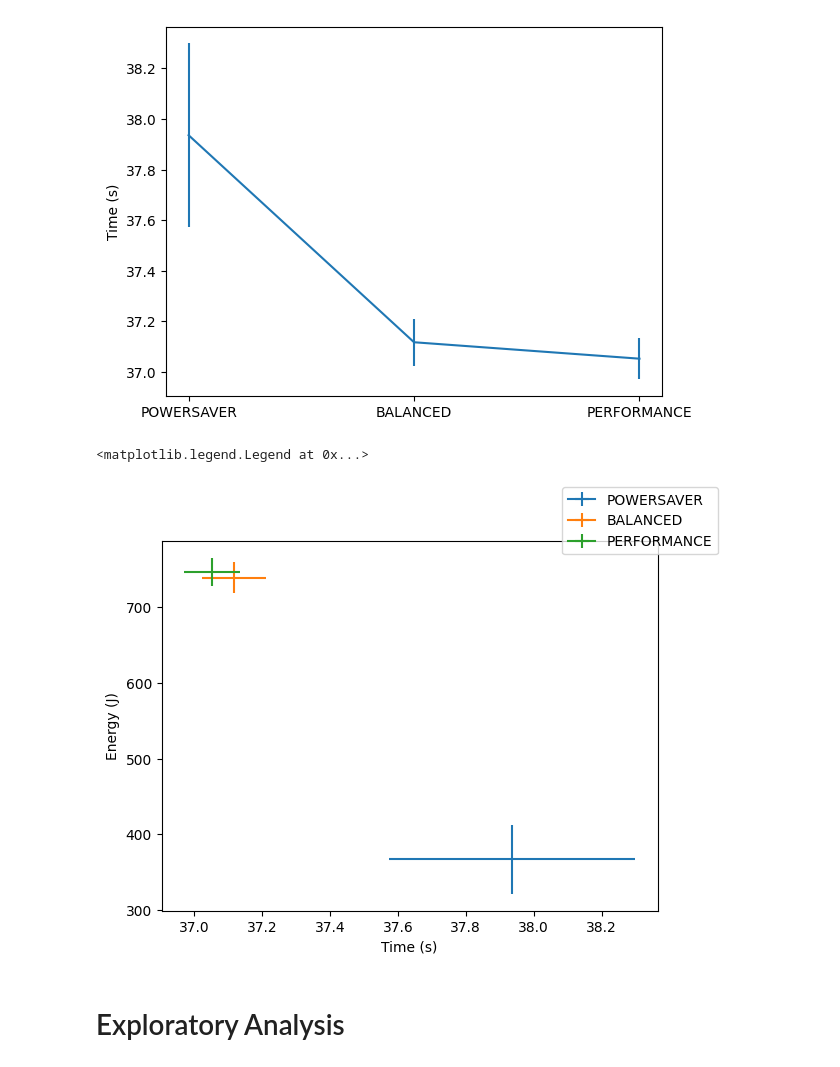
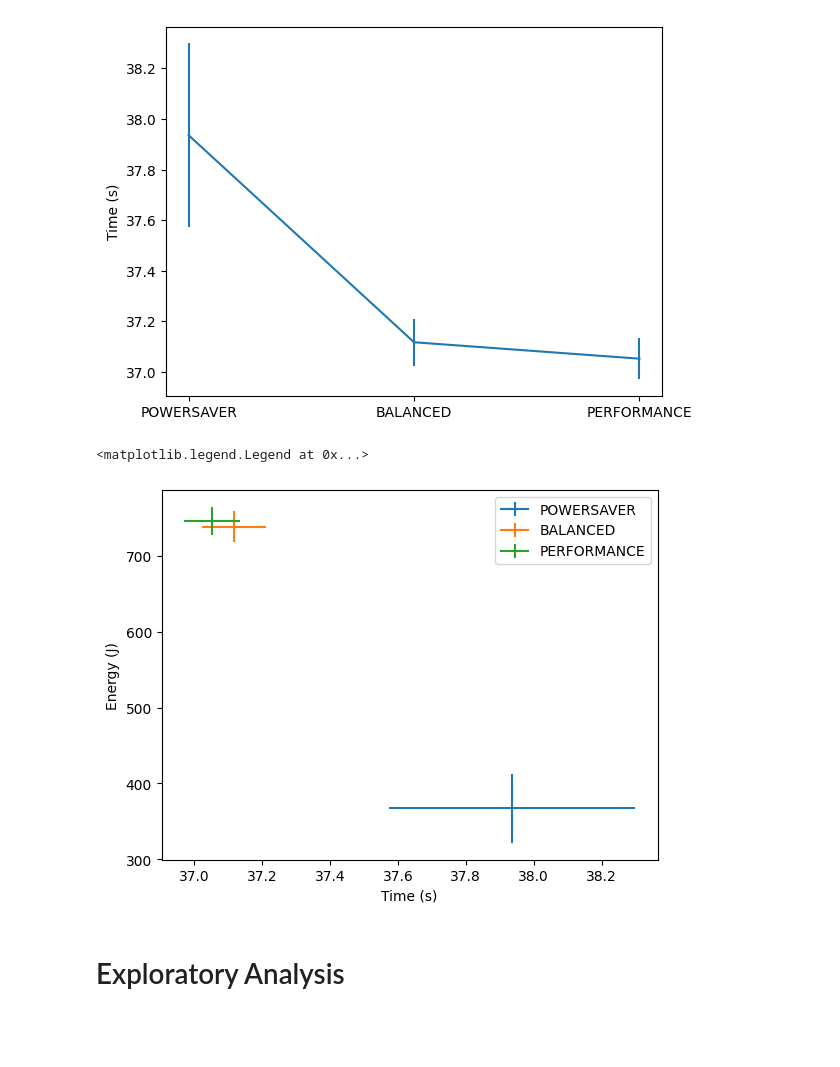
Before and after one commit to remyd95/SSE_Project1, a Jupyter notebook: analysis/GPU_run_1.ipynb, the cells around one changed output. Saved outputs shown, nothing was run; the diff lists cells and outputs as text; code cells hidden in the pictures; blank space fills up the shorter version.

```diff
--- a/analysis/GPU_run_1.ipynb
+++ b/analysis/GPU_run_1.ipynb
@@ -55,31 +55,31 @@ Text(0, 0.5, 'Time (s)')
 # %%
 fig, ax = plt.subplots()
 
 ax.errorbar(df_time['POWERSAVER'].mean(),
             df_energy['POWERSAVER'].mean(),
             xerr=df_time['POWERSAVER'].std(),
             yerr=df_energy['POWERSAVER'].std()
            , label='POWERSAVER')
 
 ax.errorbar(df_time['BALANCED'].mean(),
             df_energy['BALANCED'].mean(),
             xerr=df_time['BALANCED'].std(),
             yerr=df_energy['BALANCED'].std()
            , label='BALANCED')
 
 ax.errorbar(df_time['PERFORMANCE'].mean(),
             df_energy['PERFORMANCE'].mean(),
             xerr=df_time['PERFORMANCE'].std(),
             yerr=df_energy['PERFORMANCE'].std(),
            label='PERFORMANCE')
 
 ax.set_ylabel('Energy (J)')
 ax.set_xlabel('Time (s)')
 
-fig.legend()
+ax.legend()
 # %% [output]
 <matplotlib.legend.Legend at 0x...>
-[figure, old version]
+[figure, new version]
 # %% [markdown]
 # Exploratory Analysis
 # %%
```
Also changed, not shown: 3 other files.
